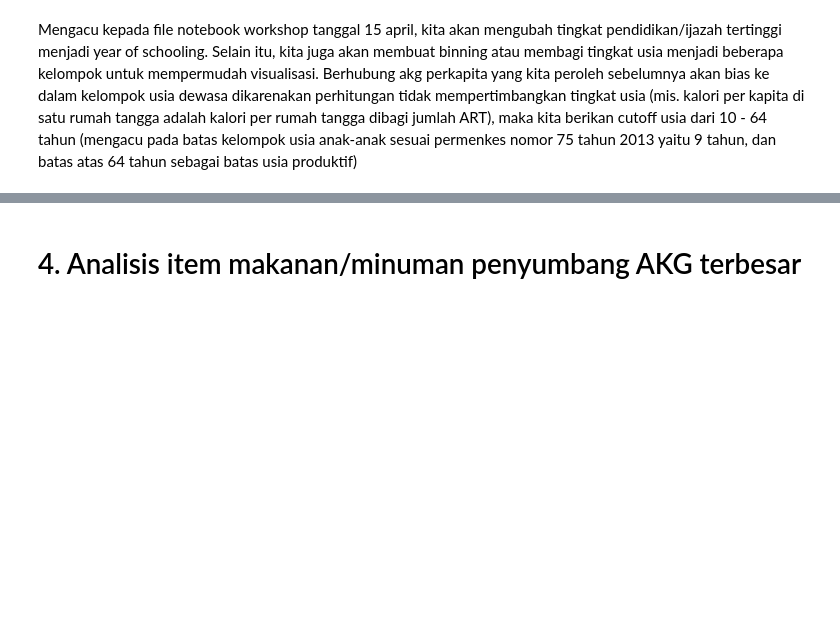
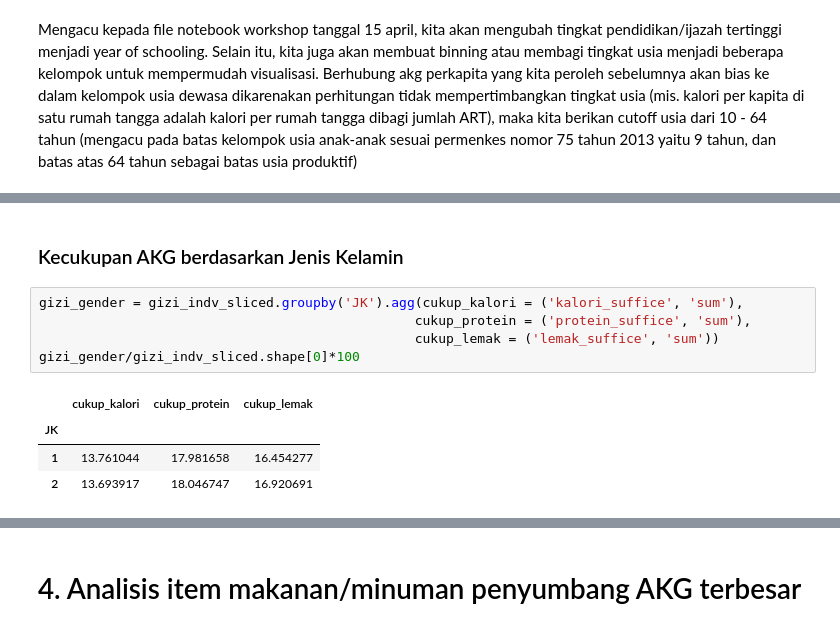
Before and after one commit to davidsirait/projectlab_susenas, a Jupyter notebook: Susenas - Gizi v2.ipynb, the cells around one changed output, grey strips where cells are left out. Saved outputs shown, nothing was run; the diff lists cells and outputs as text; blank space fills up the shorter version.

```diff
--- a/Susenas - Gizi v2.ipynb
+++ b/Susenas - Gizi v2.ipynb
@@ -859,0 +883,12 @@ gizi_indv_sliced
+# %% [markdown]
+### Kecukupan AKG berdasarkan Jenis Kelamin
+# %%
+gizi_gender = gizi_indv_sliced.groupby('JK').agg(cukup_kalori = ('kalori_suffice', 'sum'),
+                                                cukup_protein = ('protein_suffice', 'sum'),
+                                                cukup_lemak = ('lemak_suffice', 'sum'))
+gizi_gender/gizi_indv_sliced.shape[0]*100
+# %% [output]
+|  | cukup_kalori | cukup_protein | cukup_lemak |
+| JK |  |  |  |
+| 1 | 13.761044 | 17.981658 | 16.454277 |
+| 2 | 13.693917 | 18.046747 | 16.920691 |
```
Also changed, not shown: parts of 11 cells of this notebook.
